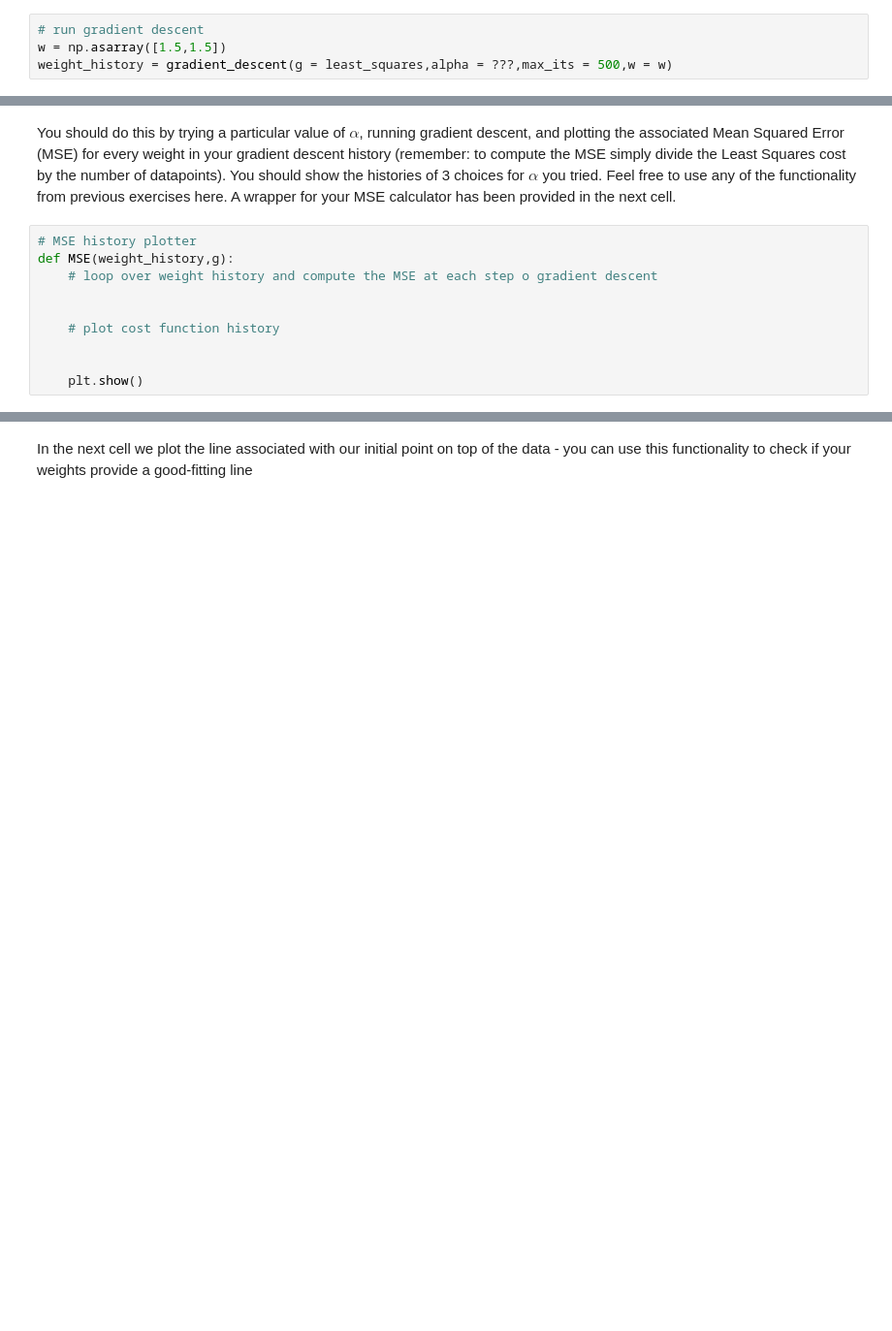
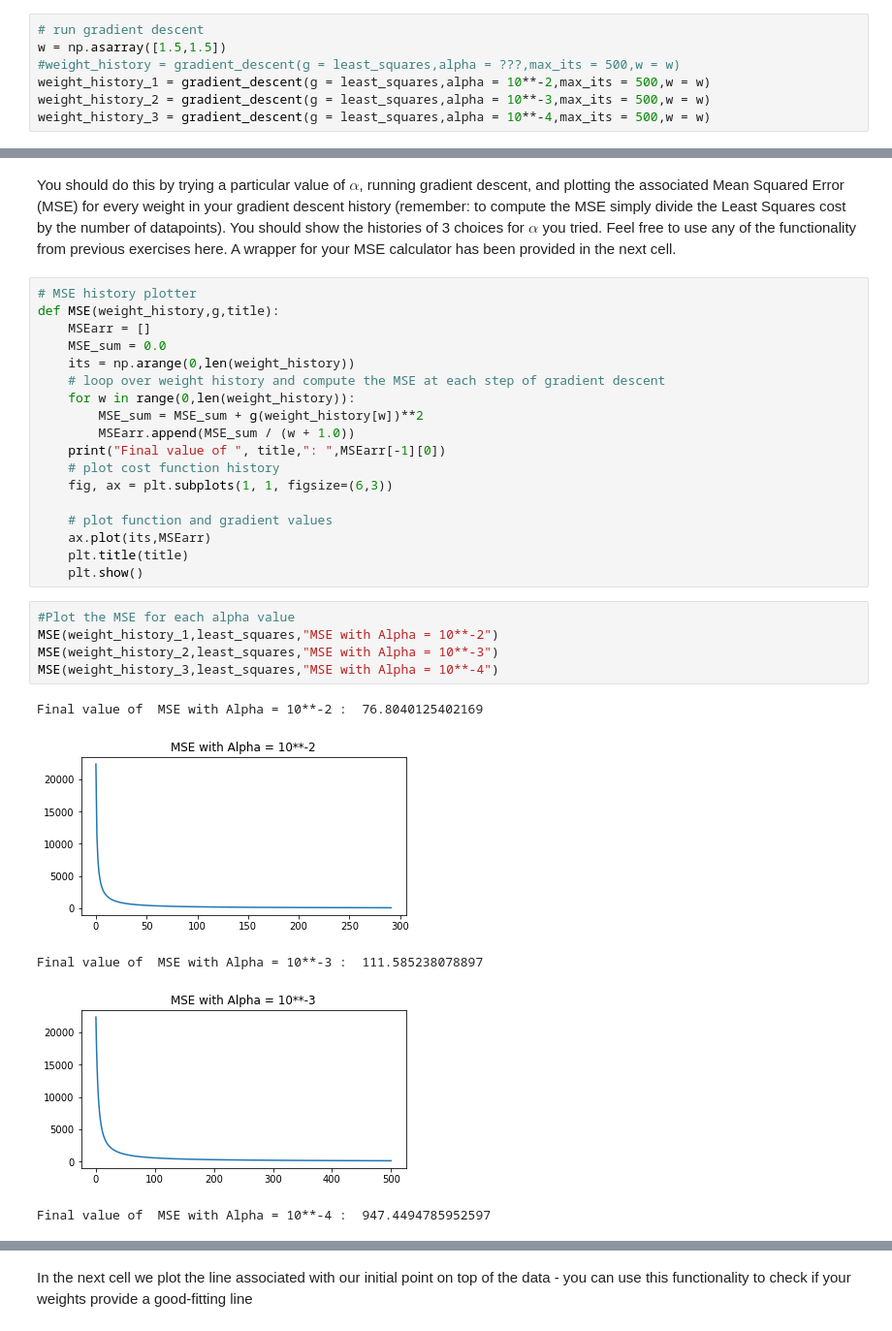
Before and after one commit to amitadate/EECS-435-DL-Foundations, a Jupyter notebook: HW1/deep_learning_hw1.ipynb, the cells around one changed output, grey strips where cells are left out. Shown at 97% size. Saved outputs shown, nothing was run; the diff lists cells and outputs as text; blank space fills up the shorter version.

```diff
--- a/HW1/deep_learning_hw1.ipynb
+++ b/HW1/deep_learning_hw1.ipynb
@@ -358,4 +358,7 @@ With your Least Squares cost function defined its time to run gradient descent f
 # %%
 # run gradient descent
 w = np.asarray([1.5,1.5])
-weight_history = gradient_descent(g = least_squares,alpha = ???,max_its = 500,w = w)
+#weight_history = gradient_descent(g = least_squares,alpha = ???,max_its = 500,w = w)
+weight_history_1 = gradient_descent(g = least_squares,alpha = 10**-2,max_its = 500,w = w)
+weight_history_2 = gradient_descent(g = least_squares,alpha = 10**-3,max_its = 500,w = w)
+weight_history_3 = gradient_descent(g = least_squares,alpha = 10**-4,max_its = 500,w = w)
@@ -365,11 +366,30 @@ SyntaxError: invalid syntax (<ipython-input-30-1babb5a8e9b9>, line 3)
 You should do this by trying a particular value of $\alpha$, running gradient descent, and plotting the associated Mean Squared Error (MSE) for every weight in your gradient descent history (remember: to compute the MSE simply divide the Least Squares cost by the number of datapoints).  You should show the histories of 3 choices for $\alpha$ you tried.  Feel free to use any of the functionality from previous exercises here.  A wrapper for your MSE calculator has been provided in the next cell.
 # %%
 # MSE history plotter
-def MSE(weight_history,g):
-    # loop over weight history and compute the MSE at each step o gradient descent
+def MSE(weight_history,g,title):
+    MSEarr = []
+    MSE_sum = 0.0
+    its = np.arange(0,len(weight_history))
+    # loop over weight history and compute the MSE at each step of gradient descent
+    for w in range(0,len(weight_history)):
+        MSE_sum = MSE_sum + g(weight_history[w])**2
+        MSEarr.append(MSE_sum / (w + 1.0))
+    print("Final value of ", title,": ",MSEarr[-1][0])
+    # plot cost function history
+    fig, ax = plt.subplots(1, 1, figsize=(6,3))
 
-
-    # plot cost function history
-
-
+    # plot function and gradient values
+    ax.plot(its,MSEarr)
+    plt.title(title)
     plt.show()
+# %%
+#Plot the MSE for each alpha value
+MSE(weight_history_1,least_squares,"MSE with Alpha = 10**-2")
+MSE(weight_history_2,least_squares,"MSE with Alpha = 10**-3")
+MSE(weight_history_3,least_squares,"MSE with Alpha = 10**-4")
+# %% [output]
+Final value of  MSE with Alpha = 10**-2 :  76.8040125402169
+[figure, added]
+Final value of  MSE with Alpha = 10**-3 :  111.585238078897
+[figure, added]
+Final value of  MSE with Alpha = 10**-4 :  947.4494785952597
```
Also changed, not shown: parts of 8 cells of this notebook.
